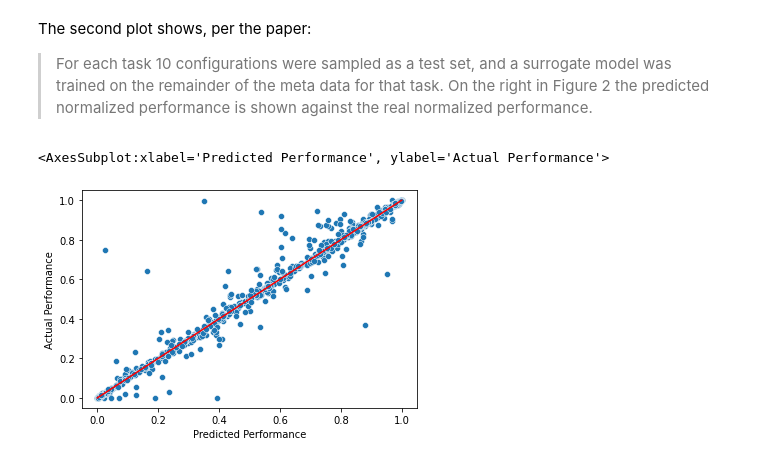
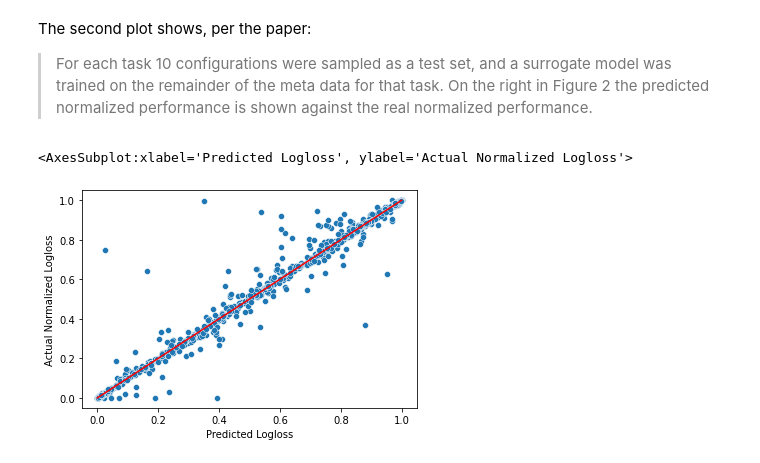
Before and after one commit to PGijsbers/symbolicdefaults, a Jupyter notebook: Figures/Figure 2 - Surrogate Quality.ipynb, the cells around one changed output. Cells and saved outputs as stored; diff of their text form; code cells hidden in the pictures.

```diff
--- a/Figures/Figure 2 - Surrogate Quality.ipynb
+++ b/Figures/Figure 2 - Surrogate Quality.ipynb
@@ -61,12 +76,12 @@ predicted = itertools.chain(*(score["predicted"] for task, score in scores.items
 actual = itertools.chain(*(score["actual"] for task, score in scores.items()))
 # %%
 ax = sns.scatterplot(x=predicted, y=actual)
-ax.set_xlabel("Predicted Performance")
-ax.set_ylabel("Actual Performance")
+ax.set_xlabel("Predicted Logloss")
+ax.set_ylabel("Actual Normalized Logloss")
 sns.lineplot(x=[0, 1], y=[0, 1], color='red')
 # %% [output]
-<AxesSubplot:xlabel='Predicted Performance', ylabel='Actual Performance'>
+<AxesSubplot:xlabel='Predicted Logloss', ylabel='Actual Normalized Logloss'>
-[figure, old version]
+[figure, new version]
 # %%
 pd.DataFrame.from
 # %%
```
Also changed, not shown: parts of 3 cells of this notebook, 1 other file.
